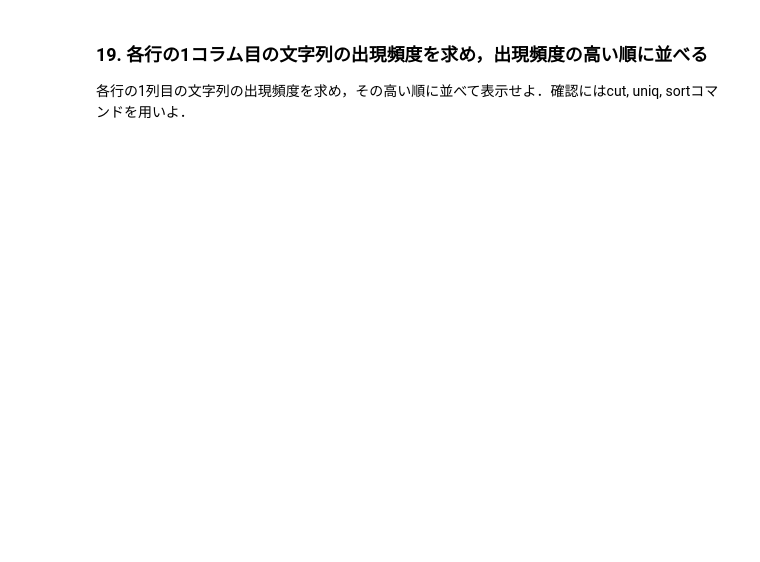
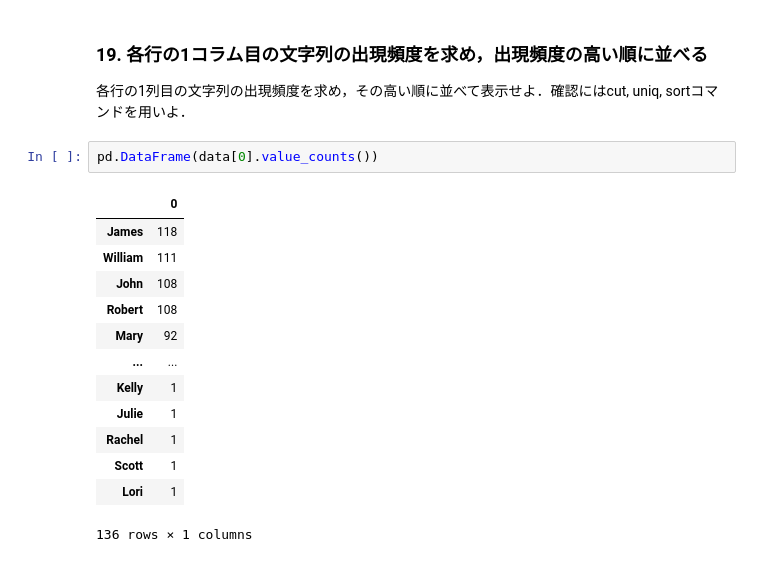
Before and after one commit to KFurudate/NLP100_Exercise2020, a Jupyter notebook: Chapter2_UNIX_Commands.ipynb, the cells around one changed output. Cells and saved outputs as stored; diff of their text form; blank space fills up the shorter version.

```diff
--- a/Chapter2_UNIX_Commands.ipynb
+++ b/Chapter2_UNIX_Commands.ipynb
@@ -441,3 +477,19 @@ William
 # %% [markdown]
 ### 19. 各行の1コラム目の文字列の出現頻度を求め，出現頻度の高い順に並べる
 各行の1列目の文字列の出現頻度を求め，その高い順に並べて表示せよ．確認にはcut, uniq, sortコマンドを用いよ．
+# %%
+pd.DataFrame(data[0].value_counts())
+# %% [output]
+|  | 0 |
+| James | 118 |
+| William | 111 |
+| John | 108 |
+| Robert | 108 |
+| Mary | 92 |
+| ... | ... |
+| Kelly | 1 |
+| Julie | 1 |
+| Rachel | 1 |
+| Scott | 1 |
+| Lori | 1 |
+136 rows × 1 columns
```
Also changed, not shown: parts of 6 cells of this notebook.
